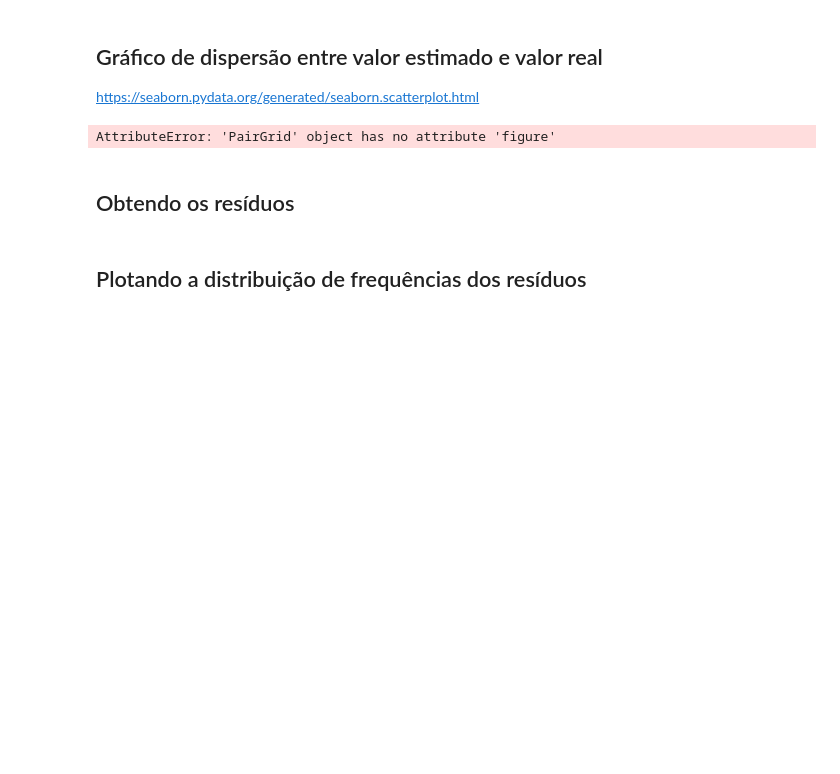
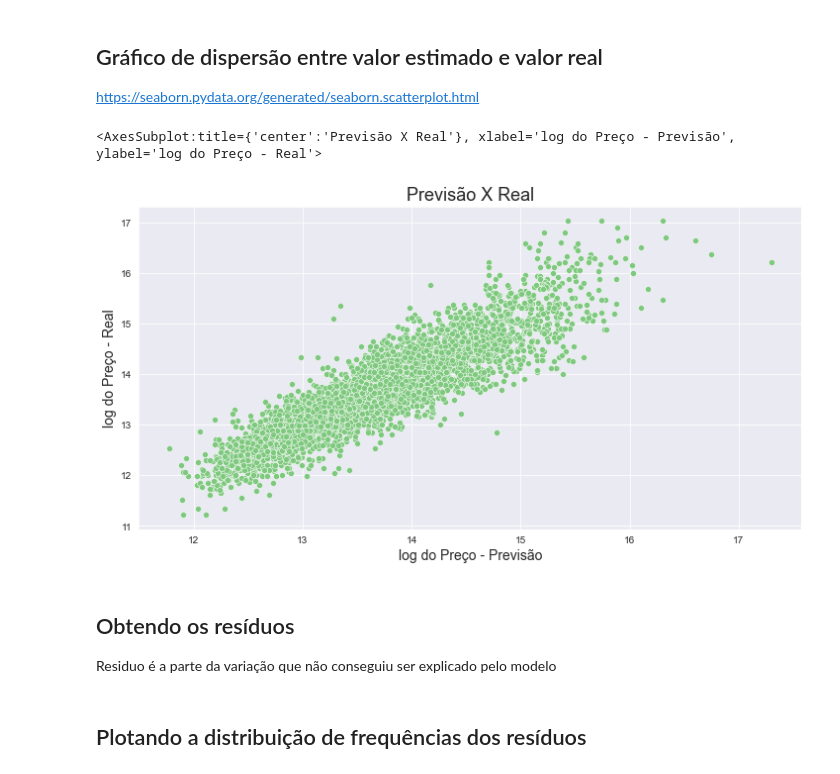
Before and after one commit to guilhermebap/Data-science-personal-study, a Jupyter notebook: Alura/ML/Regressão Linear2.ipynb, the cells around one changed output. Drawn from its saved outputs; the diff is of its cells as text; code cells hidden in the pictures; blank space fills up the shorter version.

```diff
--- a/Alura/ML/Regressão Linear2.ipynb
+++ b/Alura/ML/Regressão Linear2.ipynb
@@ -352,6 +355,10 @@ https://scikit-learn.org/stable/modules/classes.html#regression-metrics
 # %% [markdown]
 ## Instanciando a classe *LinearRegression()*
+# %%
+modelo = LinearRegression()
 # %% [markdown]
 ## Utilizando o método *fit()* do objeto "modelo" para estimar nosso modelo linear utilizando os dados de TREINO (y_train e X_train)
 
 https://scikit-learn.org/stable/modules/generated/sklearn.linear_model.LinearRegression.html#sklearn.linear_model.LinearRegression.fit
+# %%
+modelo.fit(X_train, y_train)
@@ -426,18 +492,23 @@ https://docs.scipy.org/doc/numpy/reference/generated/numpy.append.html?#numpy.ap
 <hr style='border: 2px solid red;'>
 # %% [markdown]
 ## Gerando as previsões do modelo para os dados de TREINO
+# %%
+y_predict_train = modelo.predict(X_train)
 # %% [markdown]
 ## Gráfico de dispersão entre valor estimado e valor real
 
 https://seaborn.pydata.org/generated/seaborn.scatterplot.html
 # %%
-
+ax = sns.scatterplot(x=y_predict_train, y=y_train)
 ax.figure.set_size_inches(12, 6)
 ax.set_title('Previsão X Real', fontsize=18)
 ax.set_xlabel('log do Preço - Previsão', fontsize=14)
 ax.set_ylabel('log do Preço - Real', fontsize=14)
 ax
 # %% [output]
-AttributeError: 'PairGrid' object has no attribute 'figure'
+<AxesSubplot:title={'center':'Previsão X Real'}, xlabel='log do Preço - Previsão', ylabel='log do Preço - Real'>
+[figure, added]
-# %% [markdown]
-## Obtendo os resíduos
+# %% [markdown]
+## Obtendo os resíduos
+
+Residuo é a parte da variação que não conseguiu ser explicado pelo modelo
```
Also changed, not shown: parts of 21 cells of this notebook.
